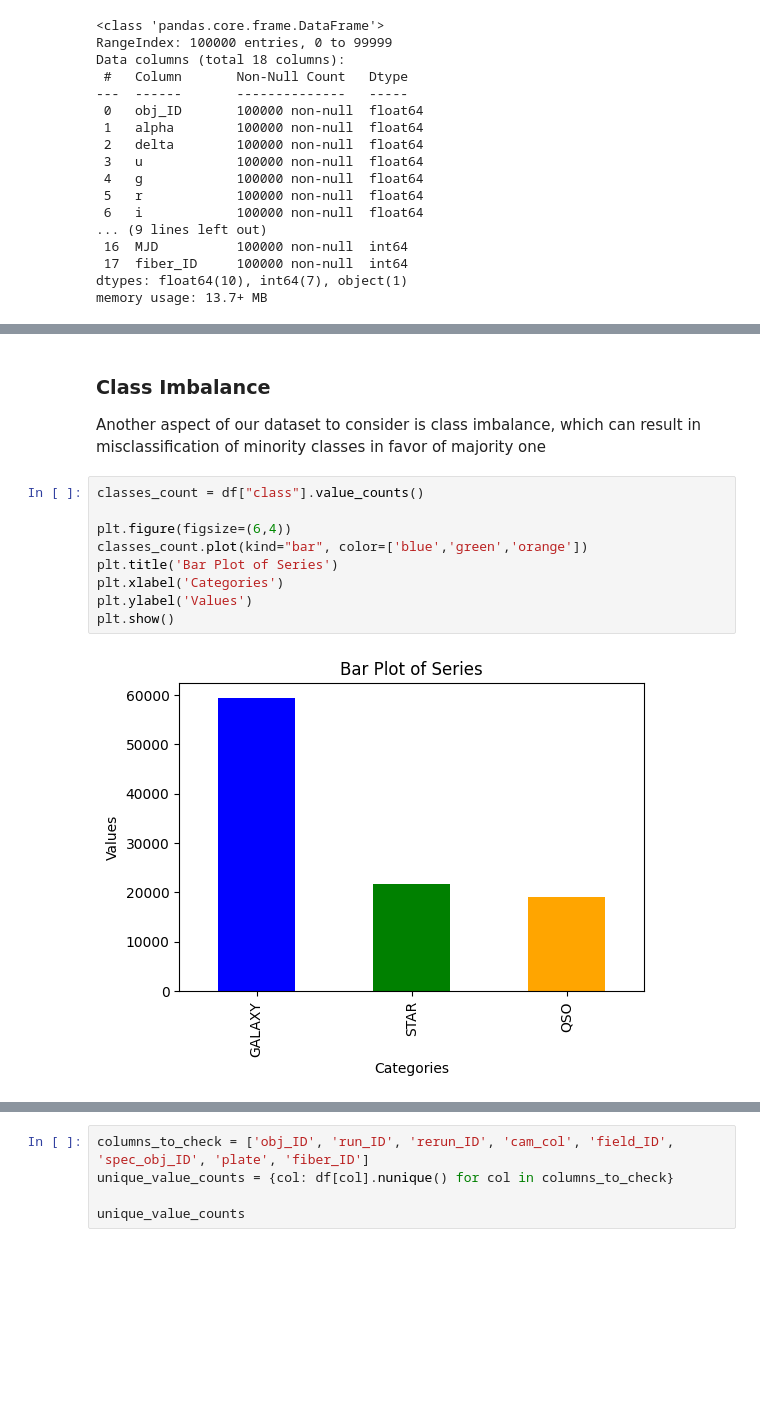
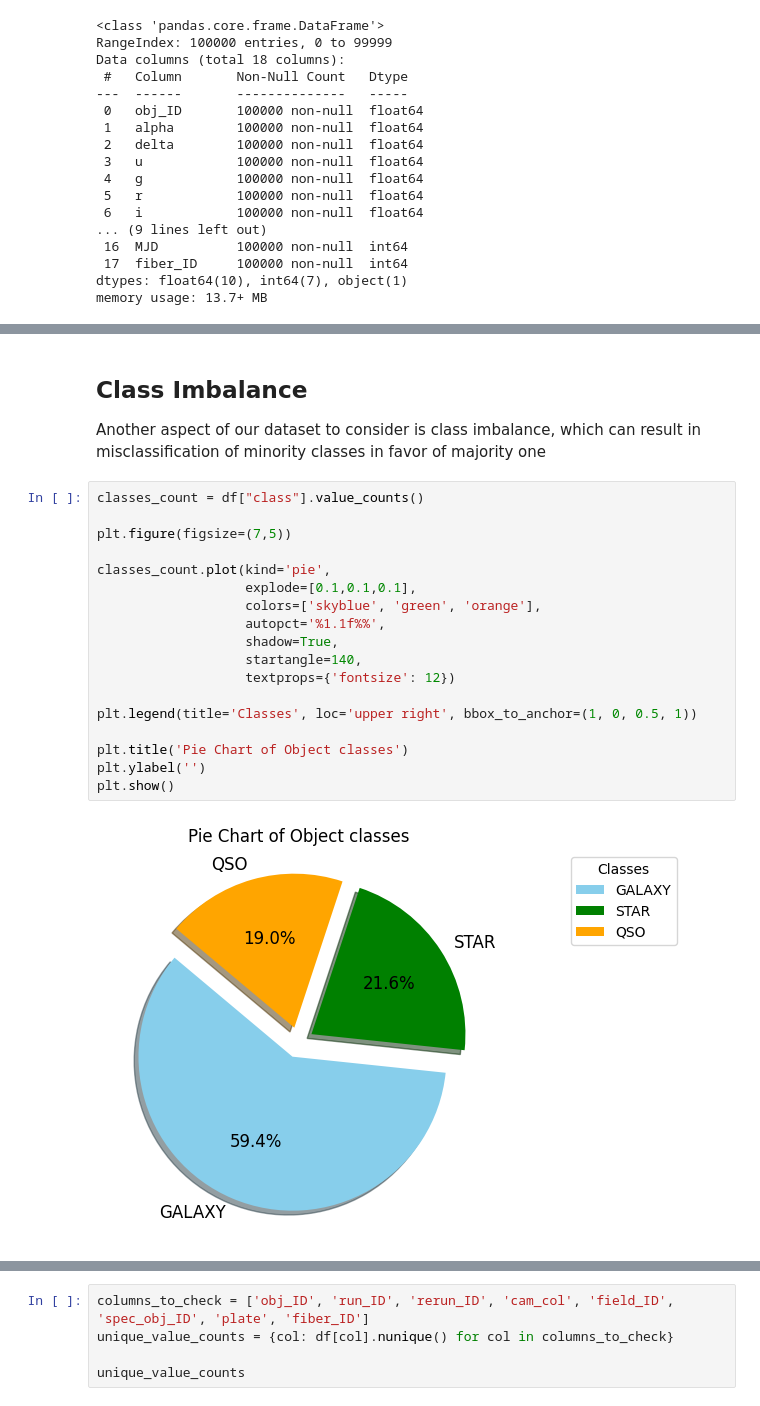
Before and after one commit to Antonello03/MachineLearning, a Jupyter notebook: Stellar_Classification_Project/model.ipynb, the cells around one changed output, grey strips where cells are left out. Saved outputs shown, nothing was run; the diff lists cells and outputs as text; blank space fills up the shorter version.

```diff
--- a/Stellar_Classification_Project/model.ipynb
+++ b/Stellar_Classification_Project/model.ipynb
@@ -221,17 +214,26 @@ plt.show()
 # %% [output]
 [figure]
 # %% [markdown]
-### Class Imbalance
+## Class Imbalance
 Another aspect of our dataset to consider is class imbalance, which can result in misclassification of minority classes in favor of majority one
-# %%
-classes_count = df["class"].value_counts()
-
-plt.figure(figsize=(6,4))
-classes_count.plot(kind="bar", color=['blue','green','orange'])
-plt.title('Bar Plot of Series')
-plt.xlabel('Categories')
-plt.ylabel('Values')
-plt.show()
-# %% [output]
-[figure, removed]
+# %%
+classes_count = df["class"].value_counts()
+
+plt.figure(figsize=(7,5))
+
+classes_count.plot(kind='pie',
+                   explode=[0.1,0.1,0.1],
+                   colors=['skyblue', 'green', 'orange'],
+                   autopct='%1.1f%%',
+                   shadow=True,
+                   startangle=140,
+                   textprops={'fontsize': 12})
+
+plt.legend(title='Classes', loc='upper right', bbox_to_anchor=(1, 0, 0.5, 1))
+
+plt.title('Pie Chart of Object classes')
+plt.ylabel('')
+plt.show()
+# %% [output]
+[figure, added]
 # %% [markdown]
```
Also changed, not shown: parts of 65 cells of this notebook, 1 other file.
